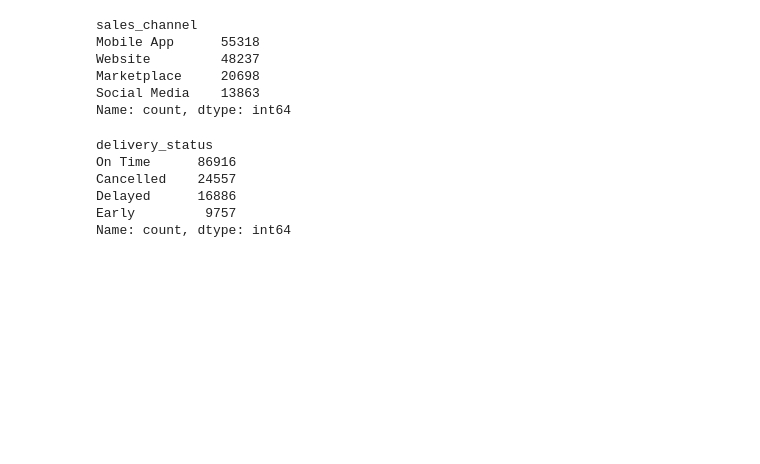
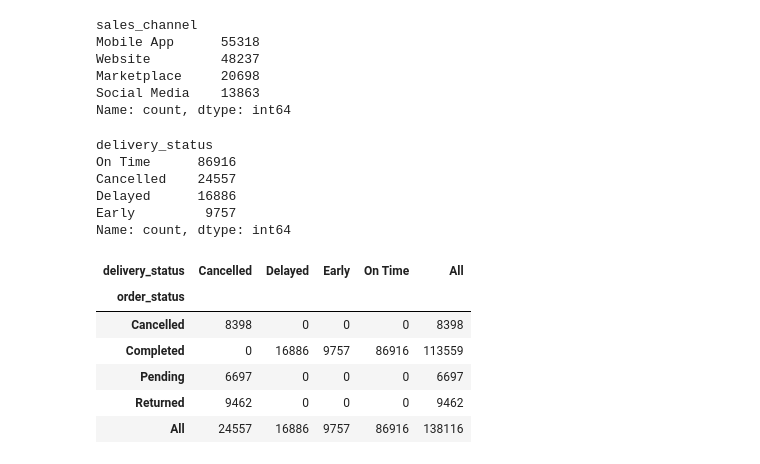
Before and after one commit to fuzomntungwa777/e-commerce-sales, a Jupyter notebook: Raw data/e-commerce sales analysis .ipynb, the cells around one changed output. Drawn from its saved outputs; the diff is of its cells as text; code cells hidden in the pictures; blank space fills up the shorter version.

Commit message:
Check for inconsistent data between order status and delivery status

```diff
--- a/Raw data/e-commerce sales analysis .ipynb
+++ b/Raw data/e-commerce sales analysis .ipynb
@@ -166,3 +166,18 @@ Cancelled    24557
 Delayed      16886
 Early         9757
 Name: count, dtype: int64
+# %%
+#check for inconsistencies between order and delivery status
+pd.crosstab(
+    df["order_status"],
+    df["delivery_status"],
+    margins= True
+)
+# %% [output]
+| delivery_status | Cancelled | Delayed | Early | On Time | All |
+| order_status |  |  |  |  |  |
+| Cancelled | 8398 | 0 | 0 | 0 | 8398 |
+| Completed | 0 | 16886 | 9757 | 86916 | 113559 |
+| Pending | 6697 | 0 | 0 | 0 | 6697 |
+| Returned | 9462 | 0 | 0 | 0 | 9462 |
+| All | 24557 | 16886 | 9757 | 86916 | 138116 |
```
